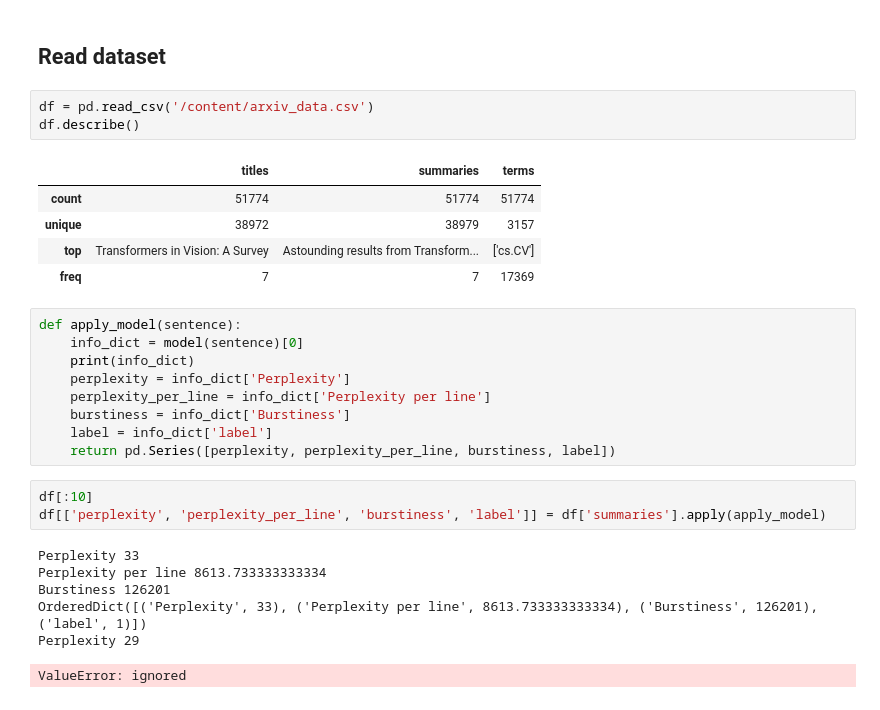
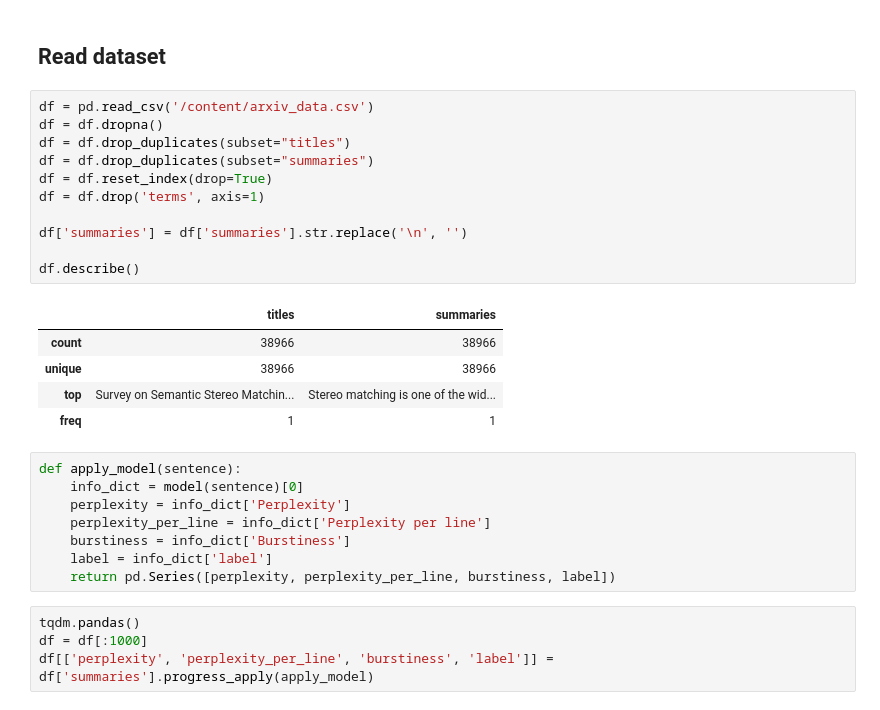
Before and after one commit to markmcrg/gptzero-effectiveness, a Jupyter notebook: main.ipynb, the cells around one changed output. Cells and saved outputs as stored; diff of their text form.

```diff
--- a/main.ipynb
+++ b/main.ipynb
@@ -130,31 +127,32 @@ model('This article summarizes the experiences of COVID-19 patients diagnosed an
  'The Text is generated by AI.')
 # %% [markdown]
 ## Read dataset
-# %%
-df = pd.read_csv('/content/arxiv_data.csv')
-df.describe()
-# %% [output]
-|  | titles | summaries | terms |
-| count | 51774 | 51774 | 51774 |
-| unique | 38972 | 38979 | 3157 |
-| top | Transformers in Vision: A Survey | Astounding results from Transform... | ['cs.CV'] |
-| freq | 7 | 7 | 17369 |
+# %%
+df = pd.read_csv('/content/arxiv_data.csv')
+df = df.dropna()
+df = df.drop_duplicates(subset="titles")
+df = df.drop_duplicates(subset="summaries")
+df = df.reset_index(drop=True)
+df = df.drop('terms', axis=1)
+
+df['summaries'] = df['summaries'].str.replace('\n', '')
+
+df.describe()
+# %% [output]
+|  | titles | summaries |
+| count | 38966 | 38966 |
+| unique | 38966 | 38966 |
+| top | Survey on Semantic Stereo Matchin... | Stereo matching is one of the wid... |
+| freq | 1 | 1 |
 # %%
 def apply_model(sentence):
     info_dict = model(sentence)[0]
-    print(info_dict)
     perplexity = info_dict['Perplexity']
     perplexity_per_line = info_dict['Perplexity per line']
     burstiness = info_dict['Burstiness']
     label = info_dict['label']
     return pd.Series([perplexity, perplexity_per_line, burstiness, label])
 # %%
-df[:10]
-df[['perplexity', 'perplexity_per_line', 'burstiness', 'label']] = df['summaries'].apply(apply_model)
+tqdm.pandas()
+df = df[:1000]
+df[['perplexity', 'perplexity_per_line', 'burstiness', 'label']] = df['summaries'].progress_apply(apply_model)
-# %% [output]
-Perplexity 33
-Perplexity per line 8613.733333333334
-Burstiness 126201
-OrderedDict([('Perplexity', 33), ('Perplexity per line', 8613.733333333334), ('Burstiness', 126201), ('label', 1)])
-Perplexity 29
-ValueError: ignored
```
Also changed, not shown: parts of 14 cells of this notebook.
